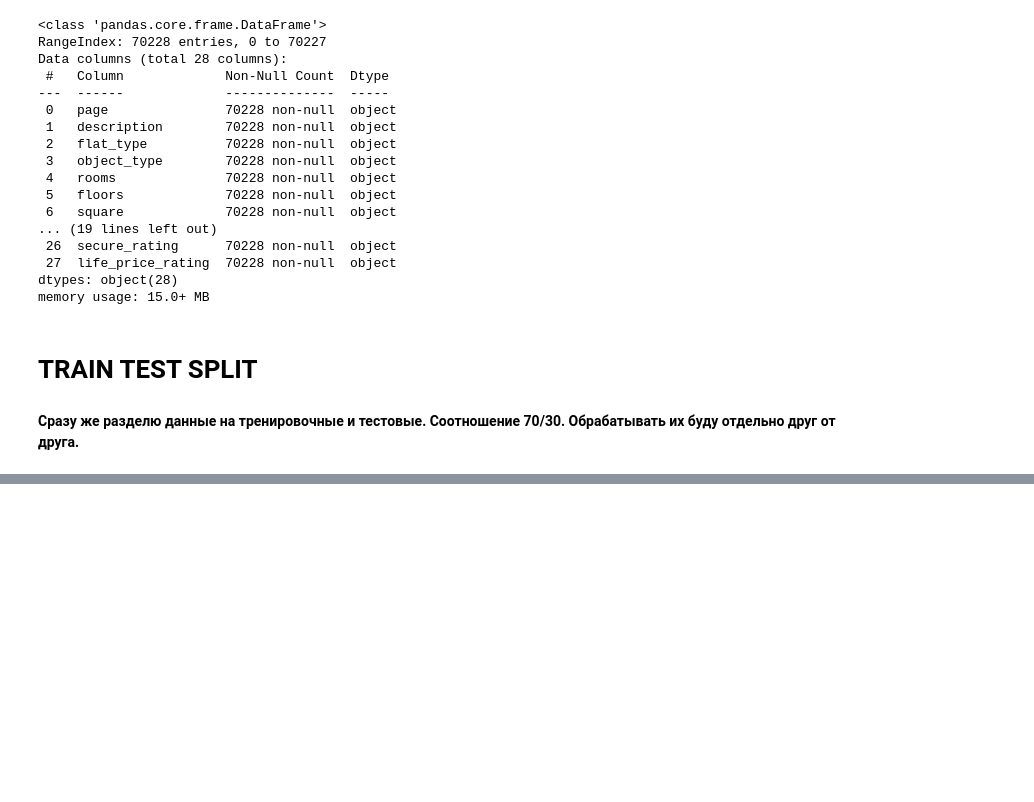
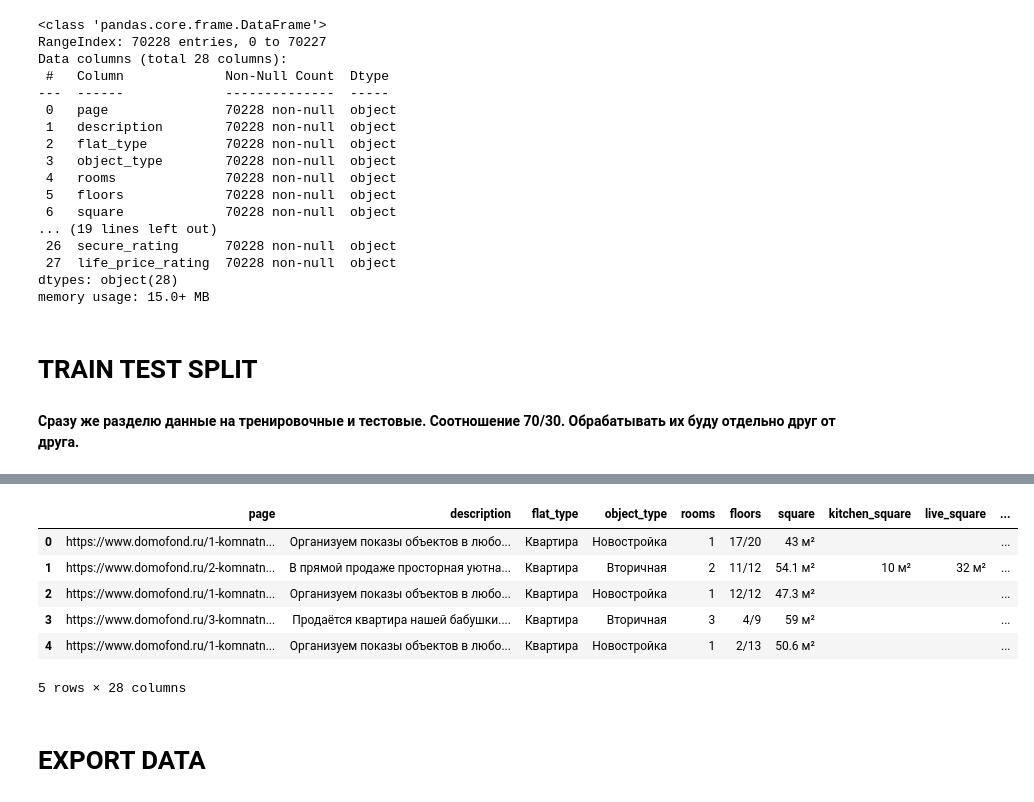
Before and after one commit to alxkzncoff/house_price_prediction, a Jupyter notebook: data/split.ipynb, the cells around one changed output, grey strips where cells are left out. Drawn from its saved outputs; the diff is of its cells as text; code cells hidden in the pictures; blank space fills up the shorter version.

```diff
--- a/data/split.ipynb
+++ b/data/split.ipynb
@@ -51,3 +100,15 @@ train, test = train_test_split(data, test_size=0.3, shuffle=True)
+# %%
+test.head(5)
+# %% [output]
+|  | page | description | flat_type | object_type | rooms | floors | square | kitchen_square | live_square | ... |
+| 0 | https://www.domofond.ru/1-komnatn... | Организуем показы объектов в любо... | Квартира | Новостройка | 1 | 17/20 | 43 м² |  |  | ... |
+| 1 | https://www.domofond.ru/2-komnatn... | В прямой продаже просторная уютна... | Квартира | Вторичная | 2 | 11/12 | 54.1 м² | 10 м² | 32 м² | ... |
+| 2 | https://www.domofond.ru/1-komnatn... | Организуем показы объектов в любо... | Квартира | Новостройка | 1 | 12/12 | 47.3 м² |  |  | ... |
+| 3 | https://www.domofond.ru/3-komnatn... | Продаётся квартира нашей бабушки.... | Квартира | Вторичная | 3 | 4/9 | 59 м² |  |  | ... |
+| 4 | https://www.domofond.ru/1-komnatn... | Организуем показы объектов в любо... | Квартира | Новостройка | 1 | 2/13 | 50.6 м² |  |  | ... |
+5 rows × 28 columns
+# %% [markdown]
+# EXPORT DATA
 # %%
 train.to_csv('train.csv', index=False)
 test.to_csv('test.csv', index=False)
```
Also changed, not shown: parts of 7 cells of this notebook.
